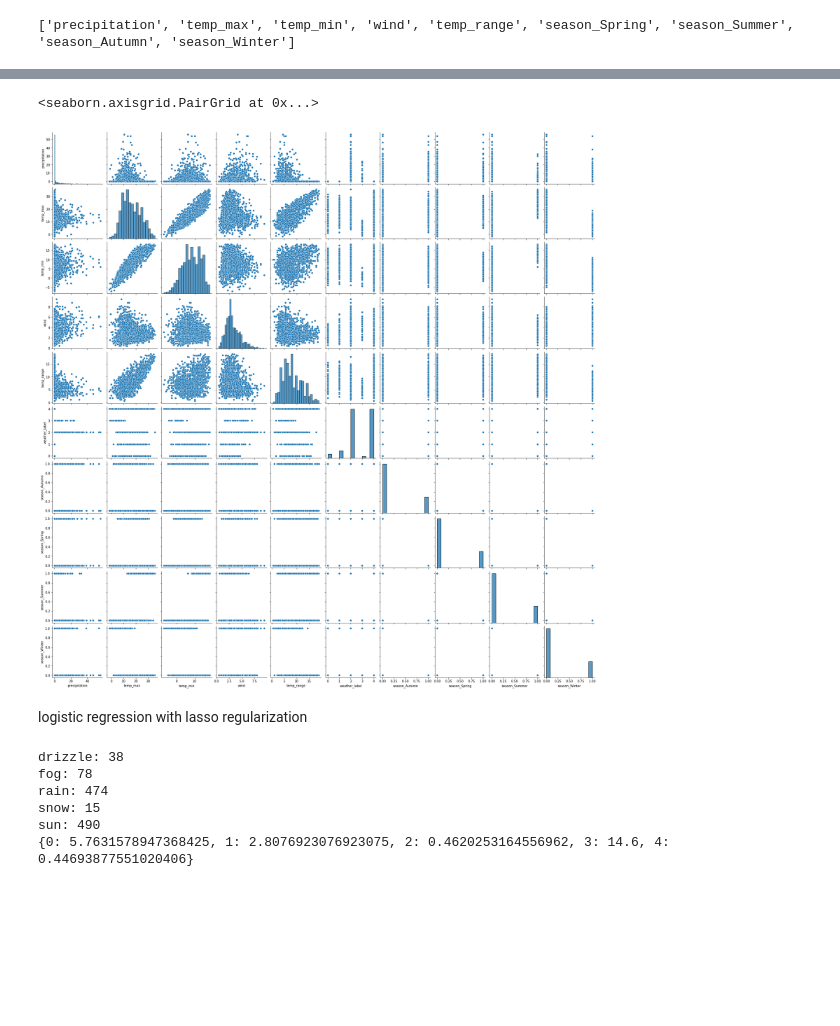
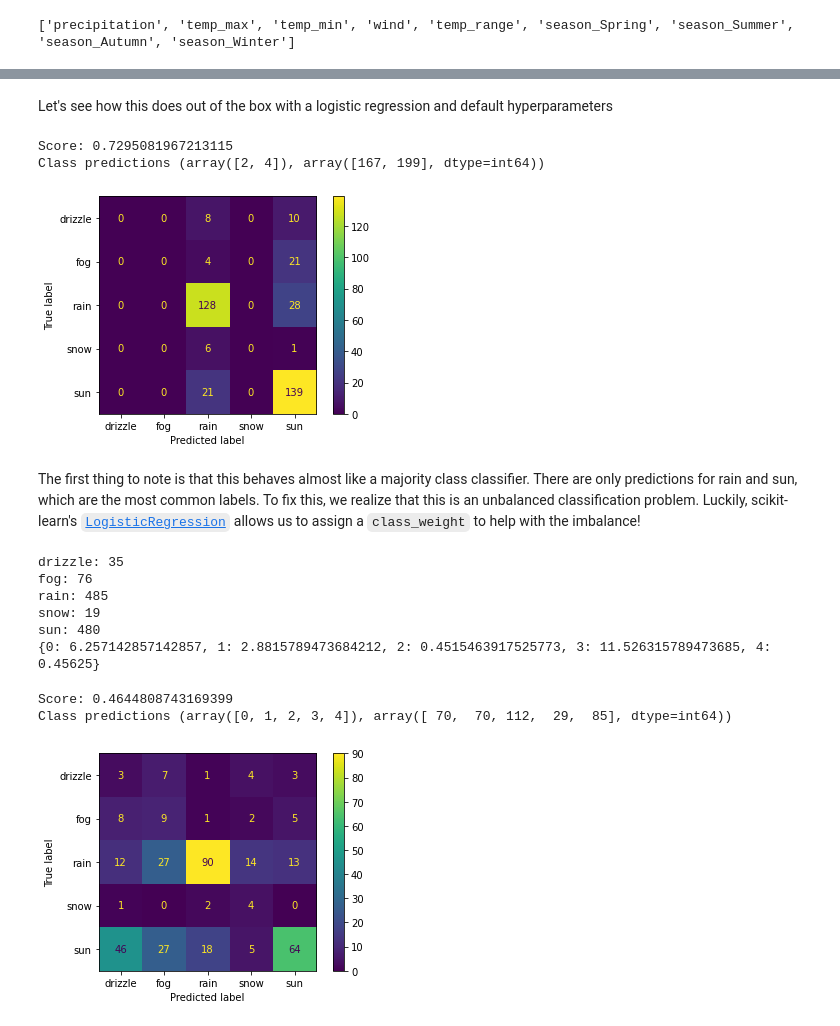
Before and after one commit to nrlewis929/seattle_weather_classification, a Jupyter notebook: Seattle_weather_prediction.ipynb, the cells around one changed output, grey strips where cells are left out. Drawn from its saved outputs; the diff is of its cells as text; code cells hidden in the pictures; blank space fills up the shorter version.

```diff
--- a/Seattle_weather_prediction.ipynb
+++ b/Seattle_weather_prediction.ipynb
@@ -38,9 +65,16 @@ df.describe()
 # %%
+# Convert timestamp to datetime
+df['date'] = pd.to_datetime(df['date'])
+
+# Calculate temperature range
 df['temp_range'] = df['temp_max'] - df['temp_min']
+
+# Encode the weather label
 le = LabelEncoder()
 df['weather_label']=le.fit_transform(df['weather'])
 
-base_features=['precipitation', 'temp_max', 'temp_min', 'wind', 'temp_range']
+# Optionally add nonlinearity to each feature
+base_features=['precipitation', 'temp_max', 'temp_min', 'wind']
 features = base_features.copy()
 # for feature in base_features:
 #     df[feature+'2'] = df[feature] ** 2
@@ -50,8 +84,7 @@ features = base_features.copy()
 #     df['log_'+feature] = np.log(df[feature] + 1)
 #     features.append('log_'+feature)
 
-
-# get season
+# Encode the season
 season_map = {1:'Winter',
      2:'Winter',
      3:'Spring',
@@ -65,10 +98,12 @@ season_map = {1:'Winter',
      11:'Autumn',
      12:'Winter'
     }
+
 df['season'] = df['date'].dt.month.map(season_map)
-# pandas get_dummies
 df = pd.get_dummies(df,columns=['season'])
-features = features + ['season_Spring','season_Summer','season_Autumn','season_Winter']
+
+# Final list of features
+features = features + ['temp_range','season_Spring','season_Summer','season_Autumn','season_Winter']
 
 print(features)
 # %% [output]
@@ -98,10 +125,23 @@ df[df['weather'] == 'drizzle'].describe()
-# %%
-sns.pairplot(df)
-# %% [output]
-<seaborn.axisgrid.PairGrid at 0x...>
-[figure, removed]
-# %% [markdown]
-logistic regression with lasso regularization
+# %% [markdown]
+Let's see how this does out of the box with a logistic regression and default hyperparameters
+# %%
+clf = LogisticRegression()
+clf.fit(X_train, y_train)
+y_pred = clf.predict(X_test)
+y_prob = clf.predict_proba(X_test)
+print('Score:',clf.score(X_test,y_test))
+print('Class predictions',np.unique(y_pred, return_counts=True))
+cm = confusion_matrix(y_test, y_pred)
+disp = ConfusionMatrixDisplay(confusion_matrix=cm,
+                              display_labels=le.classes_)
+disp.plot()
+plt.show()
+# %% [output]
+Score: 0.7295081967213115
+Class predictions (array([2, 4]), array([167, 199], dtype=int64))
+[figure, added]
+# %% [markdown]
+The first thing to note is that this behaves almost like a majority class classifier. There are only predictions for rain and sun, which are the most common labels. To fix this, we realize that this is an unbalanced classification problem. Luckily, scikit-learn's [`LogisticRegression`](https://scikit-learn.org/stable/modules/generated/sklearn.linear_model.LogisticRegression.html) allows us to assign a `class_weight` to help with the imbalance!
 # %%
 class_weight = {}
 n_samples = len(y_train)
@@ -111,9 +151,25 @@ for class_number, count in enumerate(np.bincount(y_train)):
     class_weight[class_number] = n_samples / (n_classes * count)
 print(class_weight)
 # %% [output]
-drizzle: 38
-fog: 78
-rain: 474
-snow: 15
-sun: 490
-{0: 5.7631578947368425, 1: 2.8076923076923075, 2: 0.4620253164556962, 3: 14.6, 4: 0.44693877551020406}
+drizzle: 35
+fog: 76
+rain: 485
+snow: 19
+sun: 480
+{0: 6.257142857142857, 1: 2.8815789473684212, 2: 0.4515463917525773, 3: 11.526315789473685, 4: 0.45625}
+# %%
+clf = LogisticRegression(class_weight=class_weight)
+clf.fit(X_train, y_train)
+y_pred = clf.predict(X_test)
+y_prob = clf.predict_proba(X_test)
+print('Score:',clf.score(X_test,y_test))
+print('Class predictions',np.unique(y_pred, return_counts=True))
+cm = confusion_matrix(y_test, y_pred)
+disp = ConfusionMatrixDisplay(confusion_matrix=cm,
+                              display_labels=le.classes_)
+disp.plot()
+plt.show()
+# %% [output]
+Score: 0.4644808743169399
+Class predictions (array([0, 1, 2, 3, 4]), array([ 70,  70, 112,  29,  85], dtype=int64))
+[figure, added]
```
Also changed, not shown: parts of 21 cells of this notebook.
